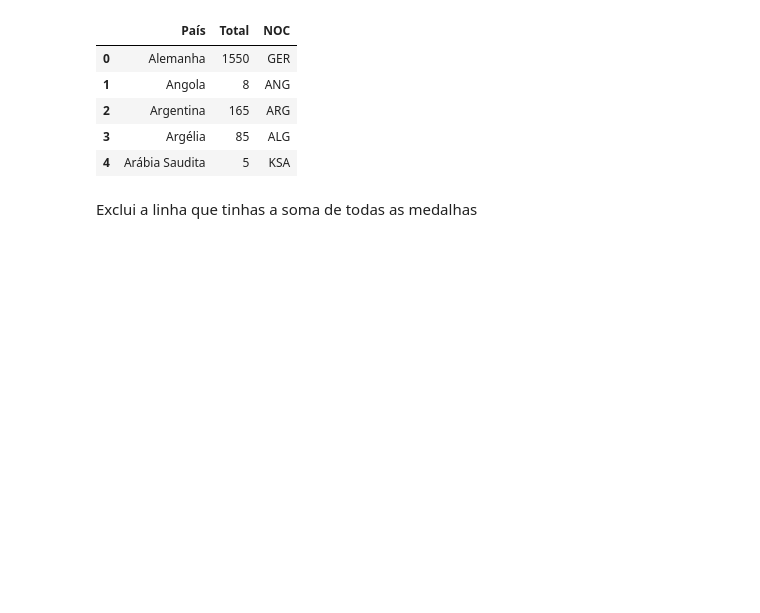
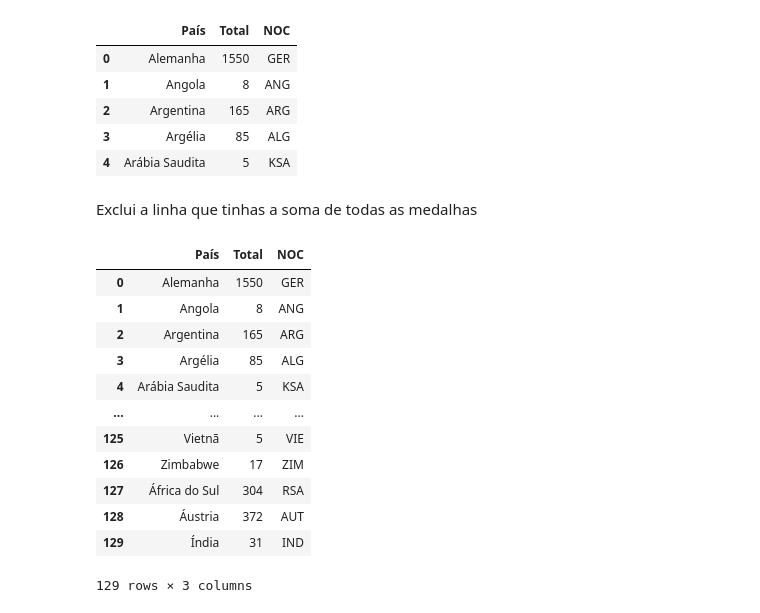
Before and after one commit to ClaraCaldas/Projeto-ICD, a Jupyter notebook: tratanomes.ipynb, the cells around one changed output. Cells and saved outputs as stored; diff of their text form; code cells hidden in the pictures; blank space fills up the shorter version.

```diff
--- a/tratanomes.ipynb
+++ b/tratanomes.ipynb
@@ -93,5 +86,21 @@ display(df_para_final.head())
 Exclui a linha que tinhas a soma de todas as medalhas
 # %%
 df_para_final = df_para_final[df_para_final['País'] != 'Totais']
+
+display(df_para_final)
+# %% [output]
+|  | País | Total | NOC |
+| 0 | Alemanha | 1550 | GER |
+| 1 | Angola | 8 | ANG |
+| 2 | Argentina | 165 | ARG |
+| 3 | Argélia | 85 | ALG |
+| 4 | Arábia Saudita | 5 | KSA |
+| ... | ... | ... | ... |
+| 125 | Vietnã | 5 | VIE |
+| 126 | Zimbabwe | 17 | ZIM |
+| 127 | África do Sul | 304 | RSA |
+| 128 | Áustria | 372 | AUT |
+| 129 | Índia | 31 | IND |
+129 rows × 3 columns
 # %%
 df_para_final.to_csv('paralimpiada_medalhas_arrumado.csv', index=False, encoding='utf-8')
```
Also changed, not shown: parts of 2 cells of this notebook, 4 other files.
